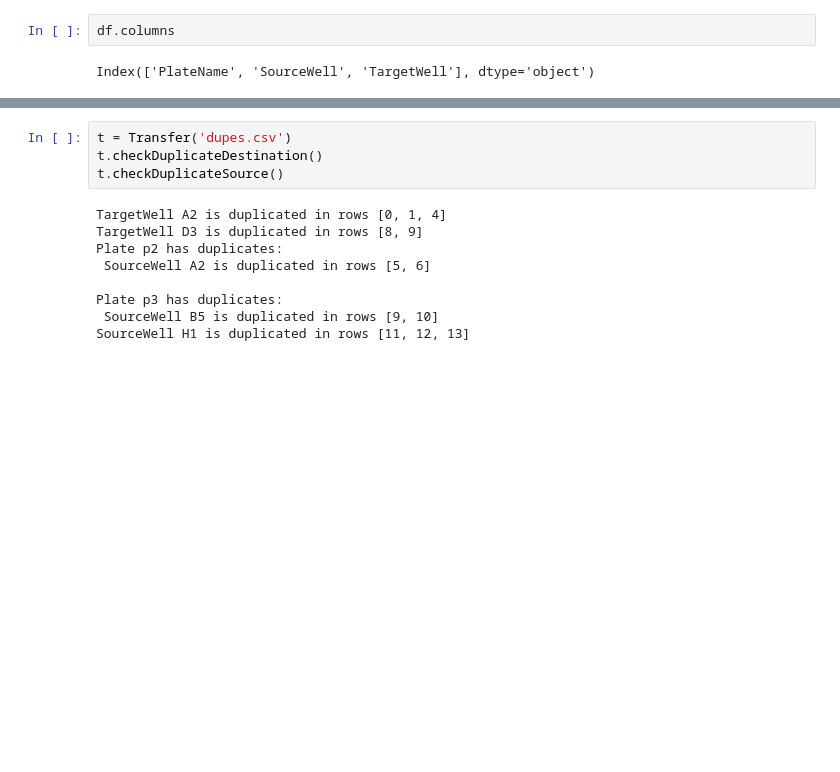
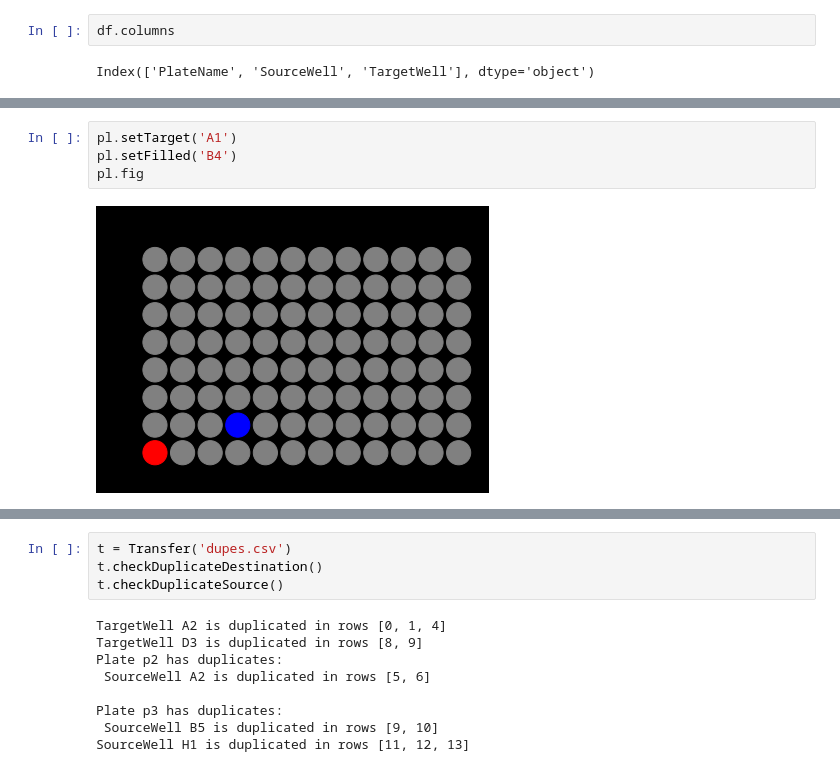
Before and after one commit to czbiohub-sf/WellLit, a Jupyter notebook: experiments/Testing.ipynb, the cells around one changed output, grey strips where cells are left out. Saved outputs shown, nothing was run; the diff lists cells and outputs as text; blank space fills up the shorter version.

```diff
--- a/experiments/Testing.ipynb
+++ b/experiments/Testing.ipynb
@@ -114,0 +148,6 @@ class Transfer:
+# %%
+pl.setTarget('A1')
+pl.setFilled('B4')
+pl.fig
+# %% [output]
+[figure, added]
```
Also changed, not shown: parts of 10 cells of this notebook, 6 other files.
